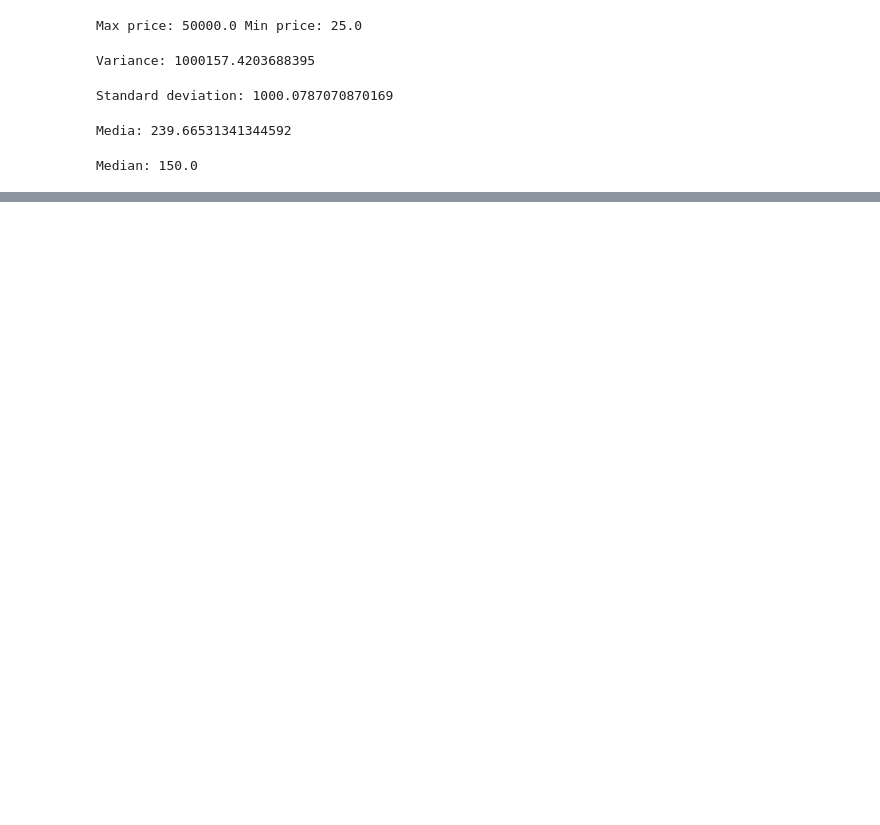
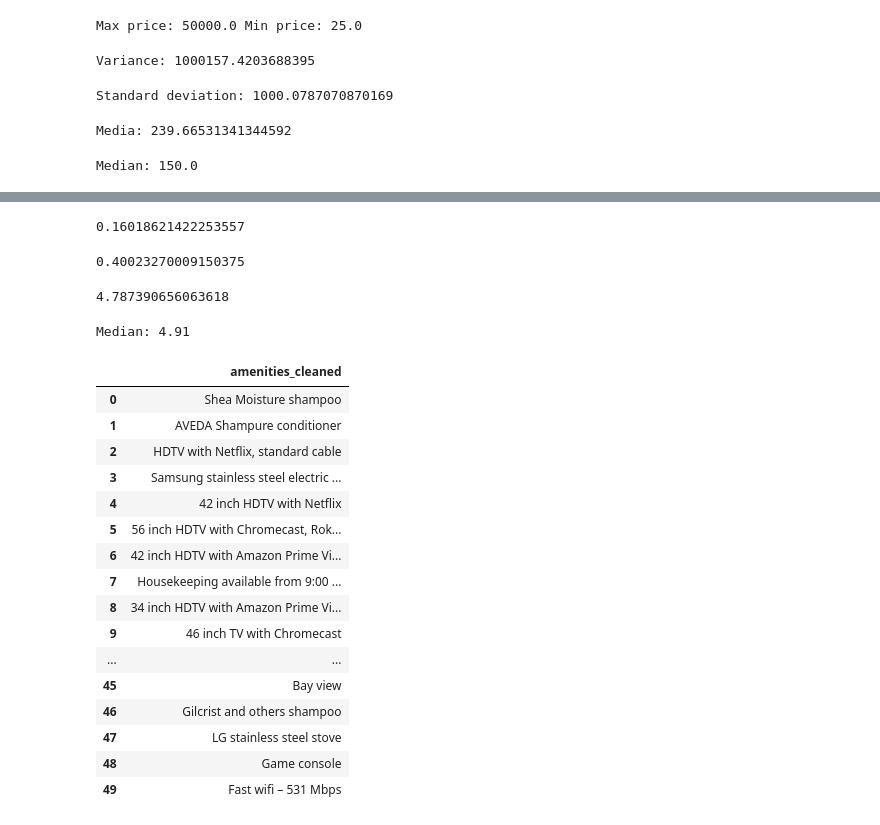
Before and after one commit to destebanft/MINE-ciencia-de-datos-taller1, a Jupyter notebook: taller_1.ipynb, the cells around one changed output, grey strips where cells are left out. Drawn from its saved outputs; the diff is of its cells as text; code cells hidden in the pictures; blank space fills up the shorter version.

```diff
--- a/taller_1.ipynb
+++ b/taller_1.ipynb
@@ -188,0 +200,50 @@ air_bnb_df['property_type'].value_counts(dropna=False, normalize=False).plot(kin
+# %%
+rating_variance = air_bnb_df['review_scores_rating'].var(skipna=True)
+print(rating_variance)
+# %% [output]
+0.16018621422253557
+# %%
+rating_standard_deviation = air_bnb_df['review_scores_rating'].std(skipna=True)
+print(rating_standard_deviation)
+# %% [output]
+0.40023270009150375
+# %%
+rating_mean = air_bnb_df['review_scores_rating'].mean(skipna=True)
+print(rating_mean)
+# %% [output]
+4.787390656063618
+# %%
+rating_median = air_bnb_df['review_scores_rating'].median()
+print('Median:', rating_median)
+# %% [output]
+Median: 4.91
+# %%
+import ast
+
+amenities_unique = set()
+for item in air_bnb_df['amenities']:
+    item.replace(':', '')
+    new_item = ast.literal_eval(item)
+    for value in new_item:
+        amenities_unique.add(value)
+amenities_unique_df = pd.DataFrame()
+amenities_unique_df['amenities_cleaned'] = pd.DataFrame(amenities_unique)
+amenities_unique_df.head(50)
+# %% [output]
+|  | amenities_cleaned |
+| 0 | Shea Moisture shampoo |
+| 1 | AVEDA Shampure conditioner |
+| 2 | HDTV with Netflix, standard cable |
+| 3 | Samsung stainless steel electric ... |
+| 4 | 42 inch HDTV with Netflix |
+| 5 | 56 inch HDTV with Chromecast, Rok... |
+| 6 | 42 inch HDTV with Amazon Prime Vi... |
+| 7 | Housekeeping available from 9:00 ... |
+| 8 | 34 inch HDTV with Amazon Prime Vi... |
+| 9 | 46 inch TV with Chromecast |
+| ... | ... |
+| 45 | Bay view |
+| 46 | Gilcrist and others shampoo |
+| 47 | LG stainless steel stove |
+| 48 | Game console |
+| 49 | Fast wifi – 531 Mbps |
```
Also changed, not shown: parts of 15 cells of this notebook.
